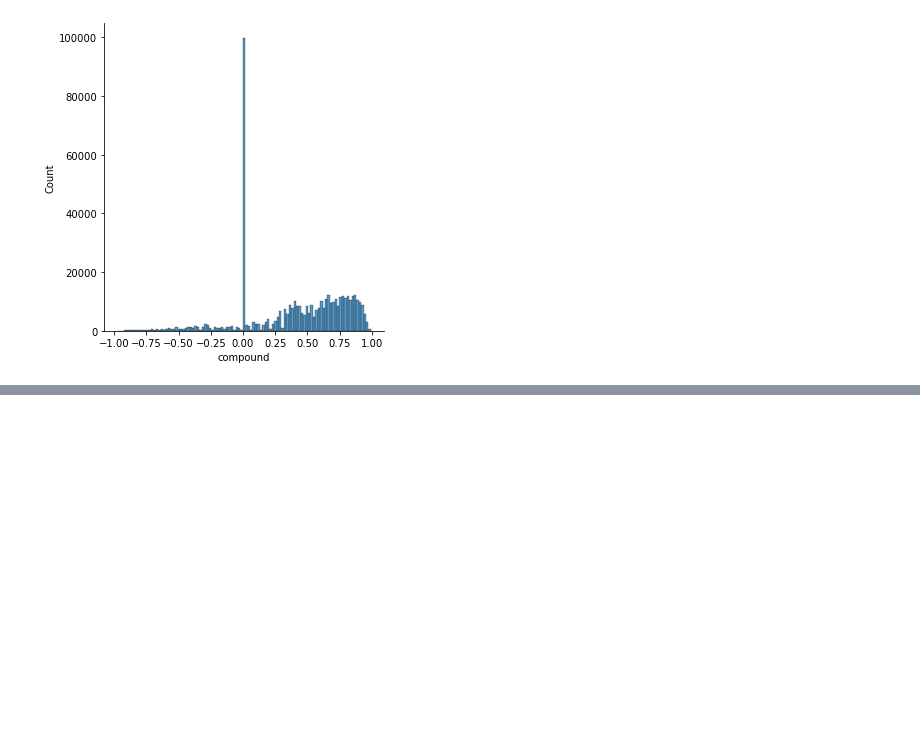
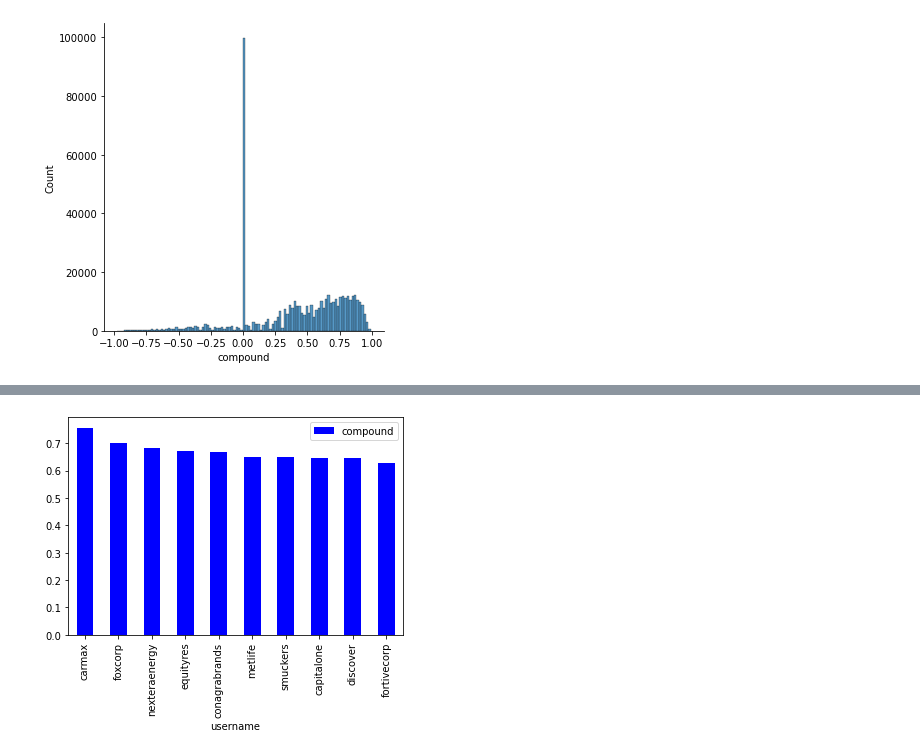
Before and after one commit to henrystoll/p-nlp, a Jupyter notebook: eda_twitter.ipynb, the cells around one changed output, grey strips where cells are left out. Drawn from its saved outputs; the diff is of its cells as text; code cells hidden in the pictures; blank space fills up the shorter version.

```diff
--- a/eda_twitter.ipynb
+++ b/eda_twitter.ipynb
@@ -301,0 +335,4 @@ sns.displot(df, x="compound")
+# %%
+# calculating sentiment mean per company
+grouped_sentiment=df.groupby('username', as_index=False)['compound'].mean()
+grouped_sentiment
@@ -301,0 +353,6 @@ sns.displot(df, x="compound")
+# %%
+grouped_sentiment.nlargest(10,'compound').plot.bar(x='username',color="blue")
+plt.show()
+# highest compound score — most positive companies
+# %% [output]
+[figure, added]
```
Also changed, not shown: parts of 5 cells of this notebook.
